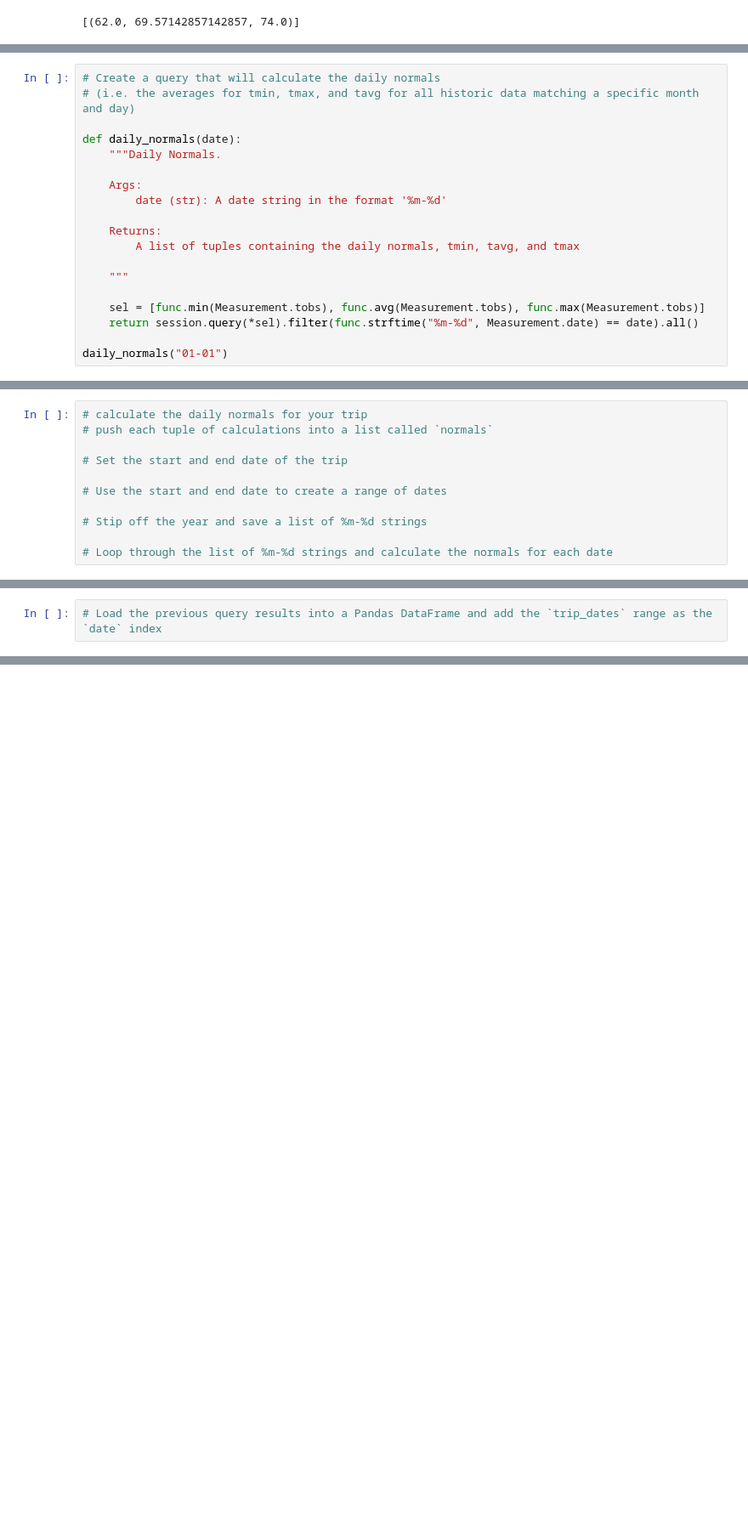
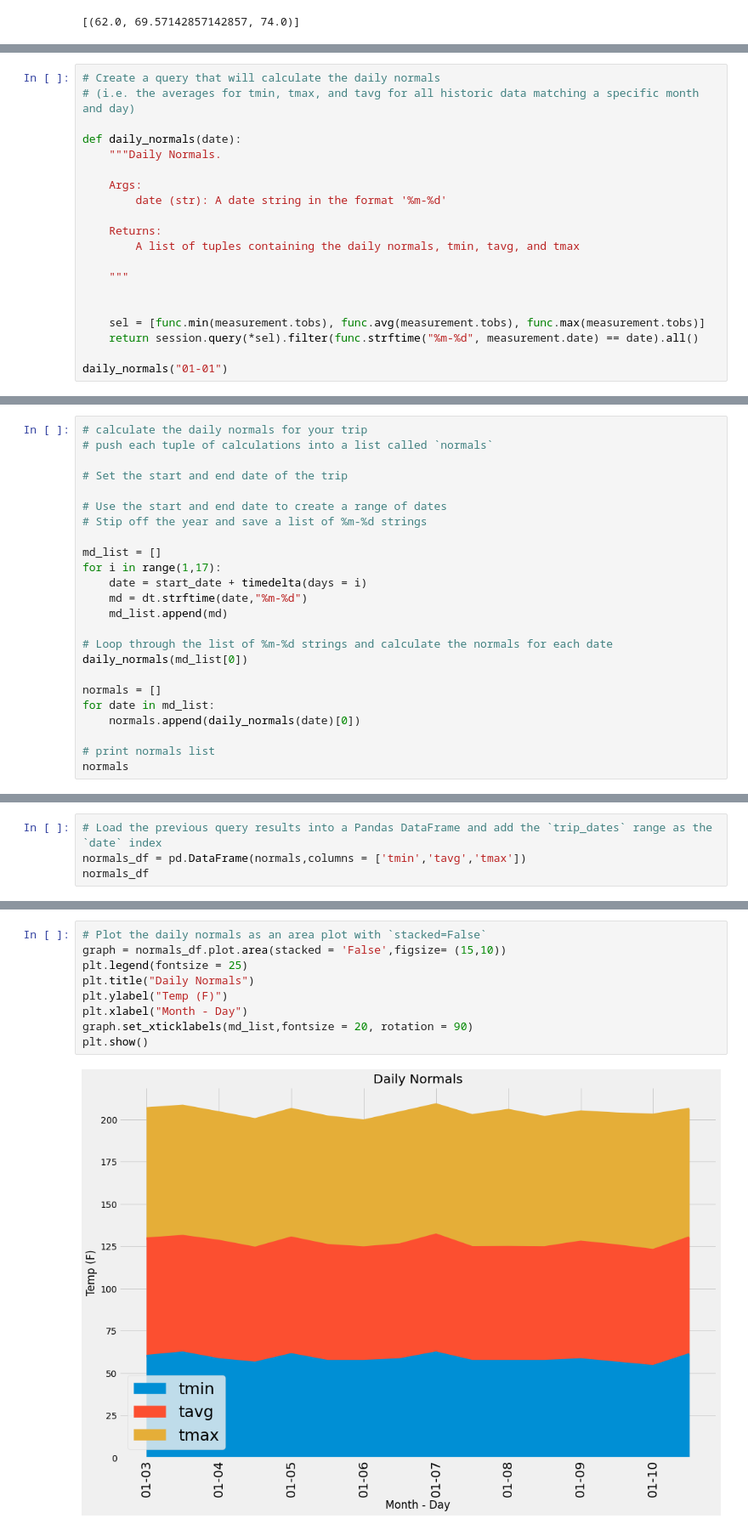
Before and after one commit to MarcusKorea/Surfs-Up, a Jupyter notebook: climate_starter.ipynb, the cells around one changed output, grey strips where cells are left out. Shown: that part at 85% size. Saved outputs shown, nothing was run; the diff lists cells and outputs as text; blank space fills up the shorter version.

```diff
--- a/climate_starter.ipynb
+++ b/climate_starter.ipynb
@@ -251,8 +277,9 @@ def daily_normals(date):
 
     """
 
-    sel = [func.min(Measurement.tobs), func.avg(Measurement.tobs), func.max(Measurement.tobs)]
-    return session.query(*sel).filter(func.strftime("%m-%d", Measurement.date) == date).all()
+
+    sel = [func.min(measurement.tobs), func.avg(measurement.tobs), func.max(measurement.tobs)]
+    return session.query(*sel).filter(func.strftime("%m-%d", measurement.date) == date).all()
 
 daily_normals("01-01")
 # %% [output]
@@ -264,7 +291,20 @@ NameError: name 'Measurement' is not defined
 # Set the start and end date of the trip
 
 # Use the start and end date to create a range of dates
-
 # Stip off the year and save a list of %m-%d strings
 
+md_list = []
+for i in range(1,17):
+    date = start_date + timedelta(days = i)
+    md = dt.strftime(date,"%m-%d")
+    md_list.append(md)
+
 # Loop through the list of %m-%d strings and calculate the normals for each date
+daily_normals(md_list[0])
+
+normals = []
+for date in md_list:
+    normals.append(daily_normals(date)[0])
+
+# print normals list
+normals
@@ -271,2 +328,4 @@ NameError: name 'Measurement' is not defined
 # %%
 # Load the previous query results into a Pandas DataFrame and add the `trip_dates` range as the `date` index
+normals_df = pd.DataFrame(normals,columns = ['tmin','tavg','tmax'])
+normals_df
@@ -290,0 +350,11 @@ temp[0][0]
+# %%
+# Plot the daily normals as an area plot with `stacked=False`
+graph = normals_df.plot.area(stacked = 'False',figsize= (15,10))
+plt.legend(fontsize = 25)
+plt.title("Daily Normals")
+plt.ylabel("Temp (F)")
+plt.xlabel("Month - Day")
+graph.set_xticklabels(md_list,fontsize = 20, rotation = 90)
+plt.show()
+# %% [output]
+[figure, added]
```
Also changed, not shown: parts of 10 cells of this notebook, 1 other file.
